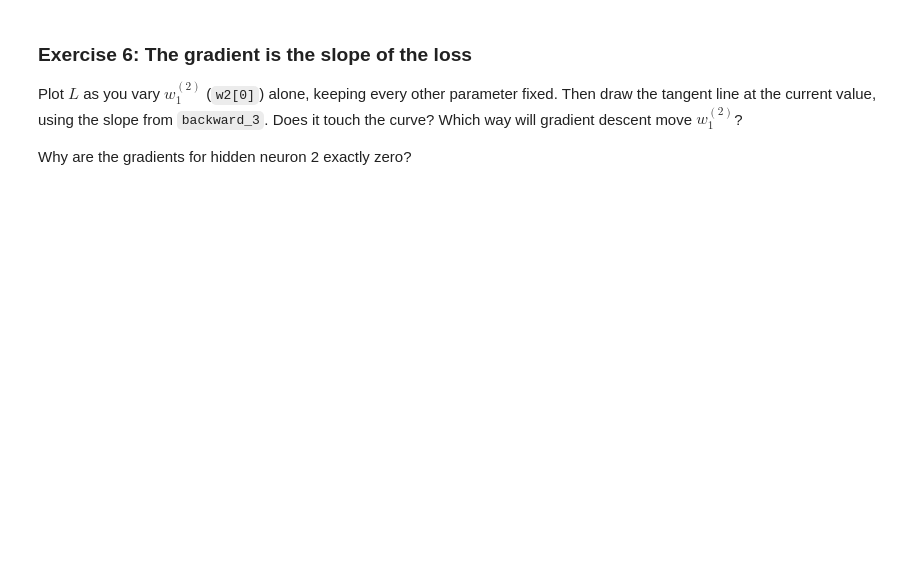
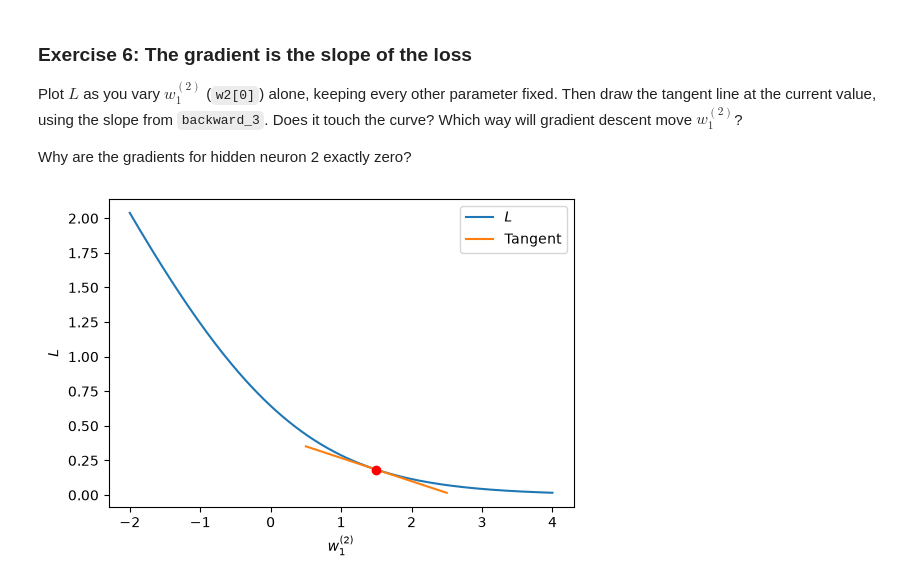
Before and after one commit to BBaltic/ML-SCP5003, a Jupyter notebook: Tutorial_5_Clean.ipynb, the cells around one changed output. Cells and saved outputs as stored; diff of their text form; code cells hidden in the pictures; blank space fills up the shorter version.

```diff
--- a/Tutorial_5_Clean.ipynb
+++ b/Tutorial_5_Clean.ipynb
@@ -240,9 +280,11 @@ NumPy applies `*`, `+`, `relu` and `relu_slope` to each entry separately, and `w
 # %%
 def forward_3(x, w1, b1, w2, b2):
     """Forward pass: input -> 2 ReLU hidden neurons -> sigmoid output. Returns z1, a1, z2, a2."""
-    # TODO: z1 and a1 are arrays of length 2; z2 and a2 are numbers. Think multiply or dot product?
-
-    return
+    z1 = w1 * x + b1
+    a1 = relu(z1)
+    z2 = w2 @ a1 + b2
+    a2 = sigmoid(z2)
+    return z1, a1, z2, a2
 # %%
 x, y = 0.5, 1.0
 w1_init = np.array([1.0, -1.0])
@@ -262,11 +307,14 @@ Both hidden neurons share $\partial L/\partial z^{(2)}$, then each goes back thr
 # %%
 def backward_3(x, y, w2, z1, a1, a2):
     """Backward pass for forward_3. Returns dL/dw1, dL/db1, dL/dw2, dL/db2 (same shapes as the parameters)."""
-    # TODO: output neuron
-
-    # TODO: hidden layer (arrays of length 2)
-
-    return
+    dL_dz2 = a2 - y
+    dL_dw2 = dL_dz2 * a1
+    dL_db2 = dL_dz2
+    dL_da1 = dL_dz2 * w2
+    dL_dz1 = dL_da1 * relu_slope(z1)
+    dL_dw1 = x * dL_dz1
+    dL_db1 = dL_dz1
+    return dL_dw1, dL_db1, dL_dw2, dL_db2
 # %%
 dLdw1, dLdb1, dLdw2, dLdb2 = backward_3(x, y, w2_init, z1, a1, a2)
 print(f"dL/dw1 = {dLdw1}, dL/db1 = {dLdb1}, dL/dw2 = {dLdw2}, dL/db2 = {dLdb2}")
@@ -284,25 +335,26 @@ Why are the gradients for hidden neuron 2 exactly zero?
 # %%
 w_values = np.linspace(-2, 4, 200)
 losses = []
 
 for w in w_values:
     w2_try = w2_init.copy()
-    # TODO: set w2_try[0] to w which corresponds to the first weight of the second layer, then append the loss to losses
-
+    w2_try[0] = w
     losses.append(loss_3(w1_init, b1_init, w2_try, b2_init))
 
-# TODO: the slope dL/dw2_1 at the current parameters, from backward_3
+dLdw1, dLdb1, dLdw2, dLdb2 = backward_3(x, y, w2_init, z1, a1, a2)
+slope = dLdw2[0]
 
-
-w_now = w2_try[0]
-L_now = loss_3(w1_init, b1_init, w_now, b2_init)
+w_now = w2_init[0]
+L_now = loss_3(w1_init, b1_init, w2_init, b2_init)
 
 fig, ax = plt.subplots(figsize=(6, 4))
 ax.plot(w_values, losses, label="$L$")
-# TODO: plot the tangent line L_now + slope * (w - w_now) for w between w_now - 1 and w_now + 1
-
+w_line = np.linspace(w_now - 1, w_now + 1, 200)
+ax.plot(w_line, L_now + slope * (w_line - w_now), label="Tangent")
 ax.scatter([w_now], [L_now], color="red", zorder=3)
 ax.set_xlabel("$w^{(2)}_1$")
 ax.set_ylabel("$L$")
 ax.legend()
 plt.show()
+# %% [output]
+[figure, added]
```
Also changed, not shown: parts of 13 cells of this notebook, 7 other files.
